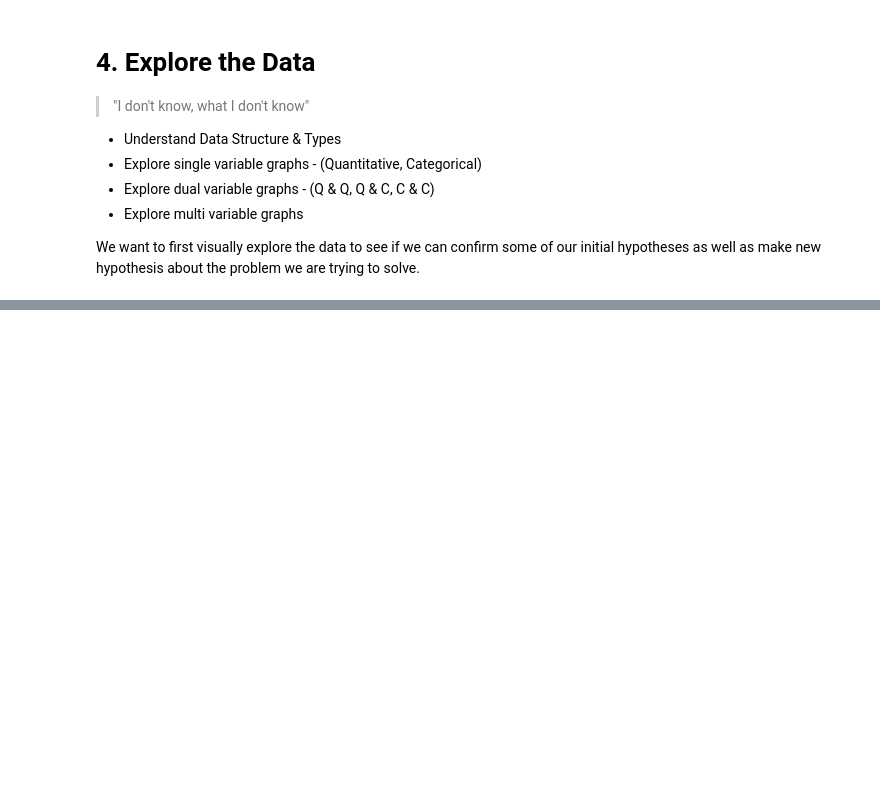
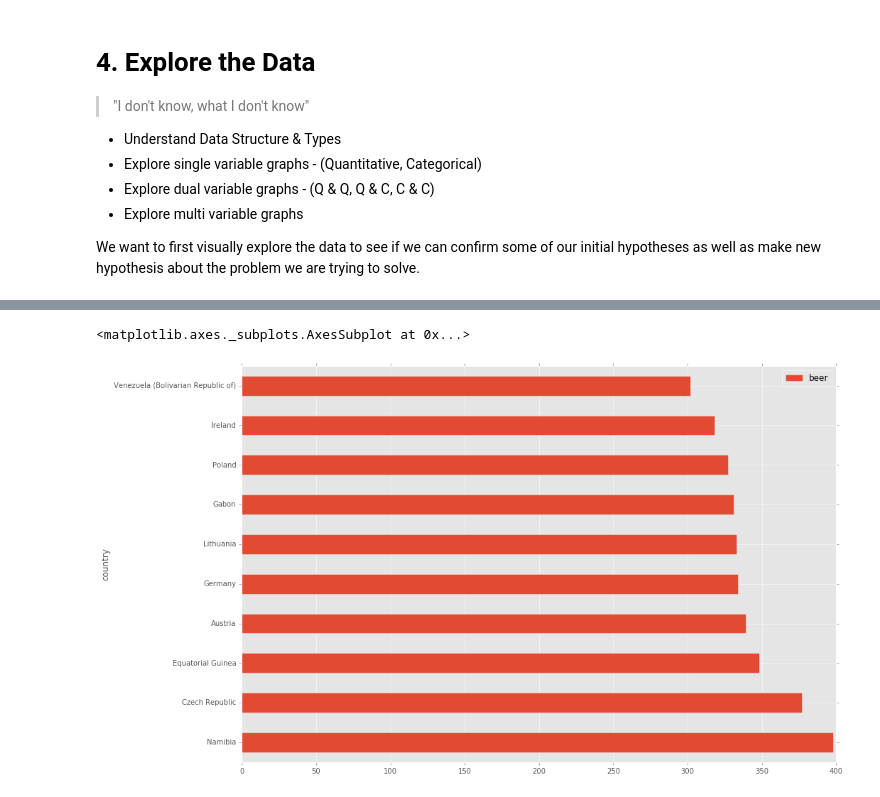
Before and after one commit to amitkaps/DataSciencePython, a Jupyter notebook: drinks.ipynb, the cells around one changed output, grey strips where cells are left out. Cells and saved outputs as stored; diff of their text form; code cells hidden in the pictures; blank space fills up the shorter version.

```diff
--- a/drinks.ipynb
+++ b/drinks.ipynb
@@ -413,0 +461,5 @@ dfSing.head()
+# %%
+# Let us create a pivot for just serving in 2010
+df2010Serving = pd.pivot_table(df2010, values = "serving", columns = "beverage", index = "country")
+# %%
+df2010Serving = df2010Serving.reset_index()
@@ -424,0 +492,7 @@ We want to first visually explore the data to see if we can confirm some of our
+# %%
+# Set some parameters to get good visuals - style to ggplot and size to 15,10
+plt.style.use('ggplot')
+plt.rcParams['figure.figsize'] = (15, 10)
+# %%
+# Sort them on Beer values
+df2010Serving.sort_values(by = "beer", ascending = False, inplace=True)
@@ -424,0 +513,6 @@ We want to first visually explore the data to see if we can confirm some of our
+# %%
+# Plot the Data
+df2010Serving.head(10).plot(kind ="barh", x = 'country', y = 'beer')
+# %% [output]
+<matplotlib.axes._subplots.AxesSubplot at 0x...>
+[figure, added]
```
Also changed, not shown: parts of 18 cells of this notebook, 2 other files.
